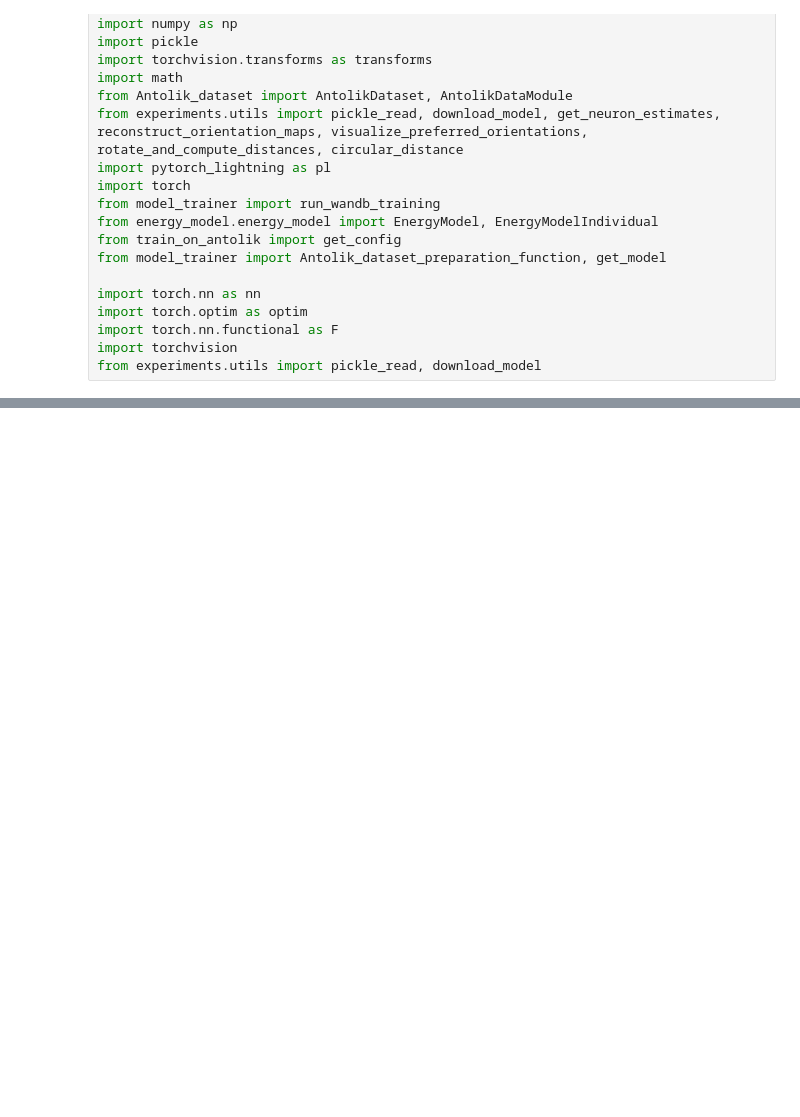
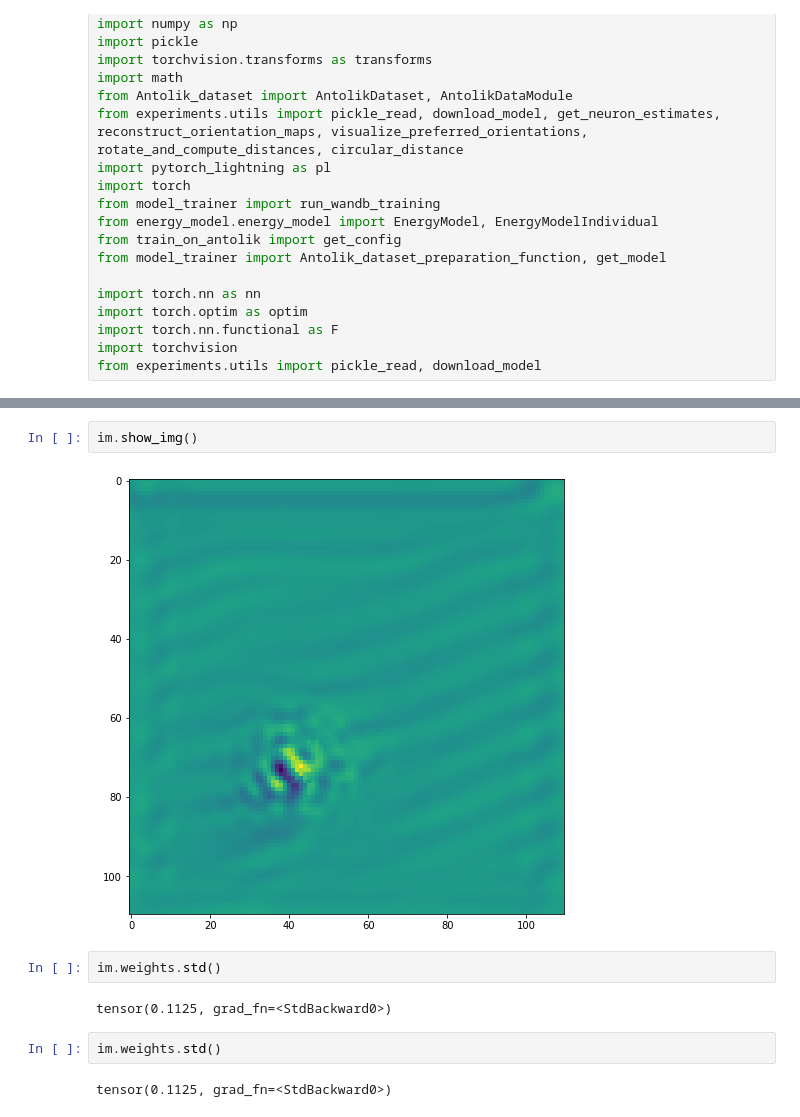
Before and after one commit to mpicek/reCNN_visual_prosthesis, a Jupyter notebook: experiments/MEI.ipynb, the cells around one changed output, grey strips where cells are left out. Cells and saved outputs as stored; diff of their text form; blank space fills up the shorter version.

```diff
--- a/experiments/MEI.ipynb
+++ b/experiments/MEI.ipynb
@@ -231,0 +521,12 @@ plt.imshow(w2)
+# %%
+im.show_img()
+# %% [output]
+[figure, added]
+# %%
+im.weights.std()
+# %% [output]
+tensor(0.1125, grad_fn=<StdBackward0>)
+# %%
+im.weights.std()
+# %% [output]
+tensor(0.1125, grad_fn=<StdBackward0>)
```
Also changed, not shown: parts of 39 cells of this notebook.
